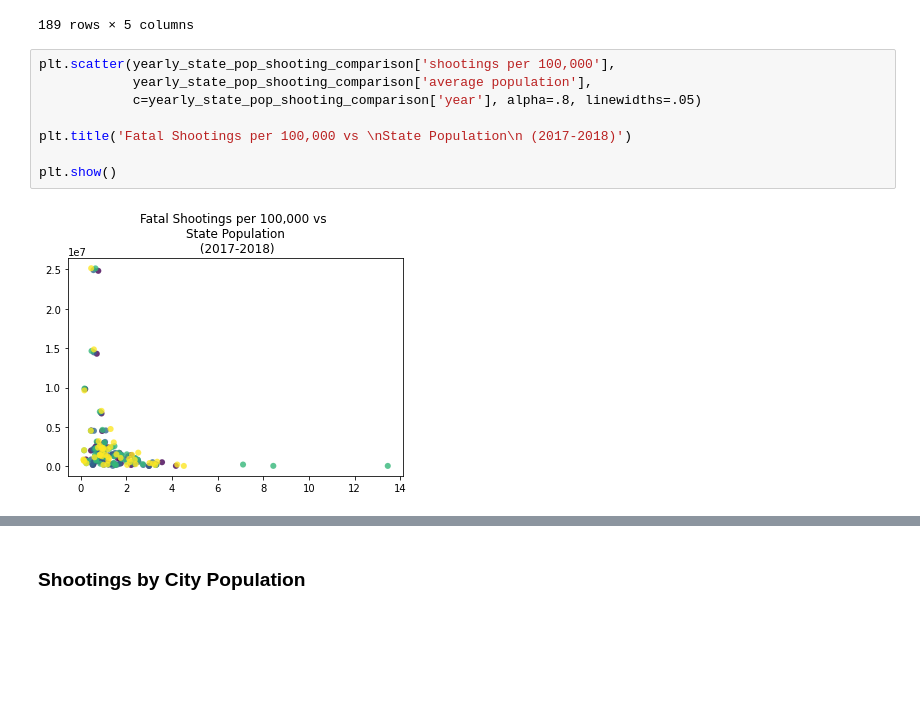
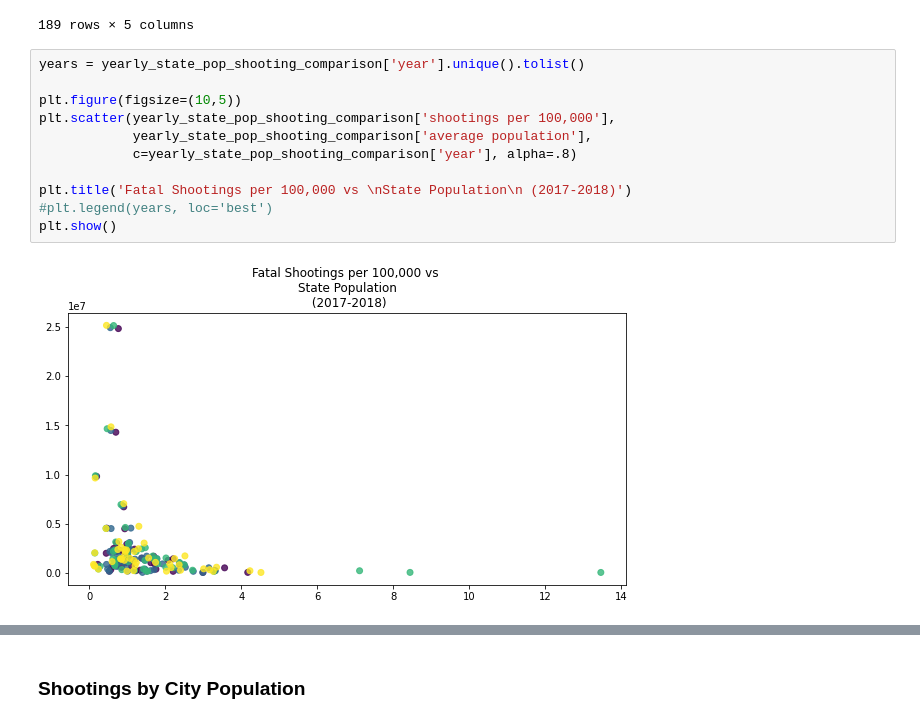
Before and after one commit to szerpa17/fatal-police-shootings, a Jupyter notebook: Analysis_SZ.ipynb, the cells around one changed output, grey strips where cells are left out. Saved outputs shown, nothing was run; the diff lists cells and outputs as text; blank space fills up the shorter version.

```diff
--- a/Analysis_SZ.ipynb
+++ b/Analysis_SZ.ipynb
@@ -339,12 +384,15 @@ yearly_state_pop_shooting_comparison
 | 195 | Wisconsin | 2018 | 1414388.0 | 12.0 | 0.848423 |
 189 rows × 5 columns
 # %%
+years = yearly_state_pop_shooting_comparison['year'].unique().tolist()
+
+plt.figure(figsize=(10,5))
 plt.scatter(yearly_state_pop_shooting_comparison['shootings per 100,000'],
             yearly_state_pop_shooting_comparison['average population'],
-            c=yearly_state_pop_shooting_comparison['year'], alpha=.8, linewidths=.05)
+            c=yearly_state_pop_shooting_comparison['year'], alpha=.8)
 
 plt.title('Fatal Shootings per 100,000 vs \nState Population\n (2017-2018)')
-
+#plt.legend(years, loc='best')
 plt.show()
 # %% [output]
-[figure, old version]
+[figure, new version]
```
Also changed, not shown: parts of 11 cells of this notebook, 1 other file.
